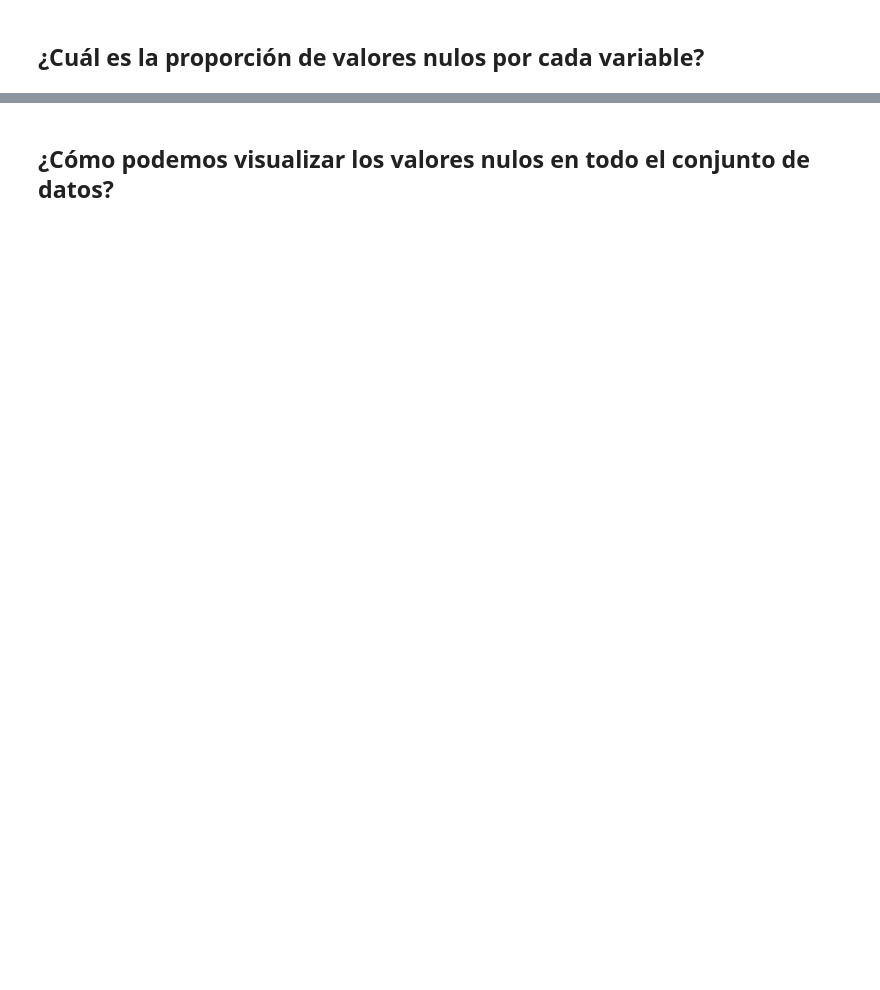
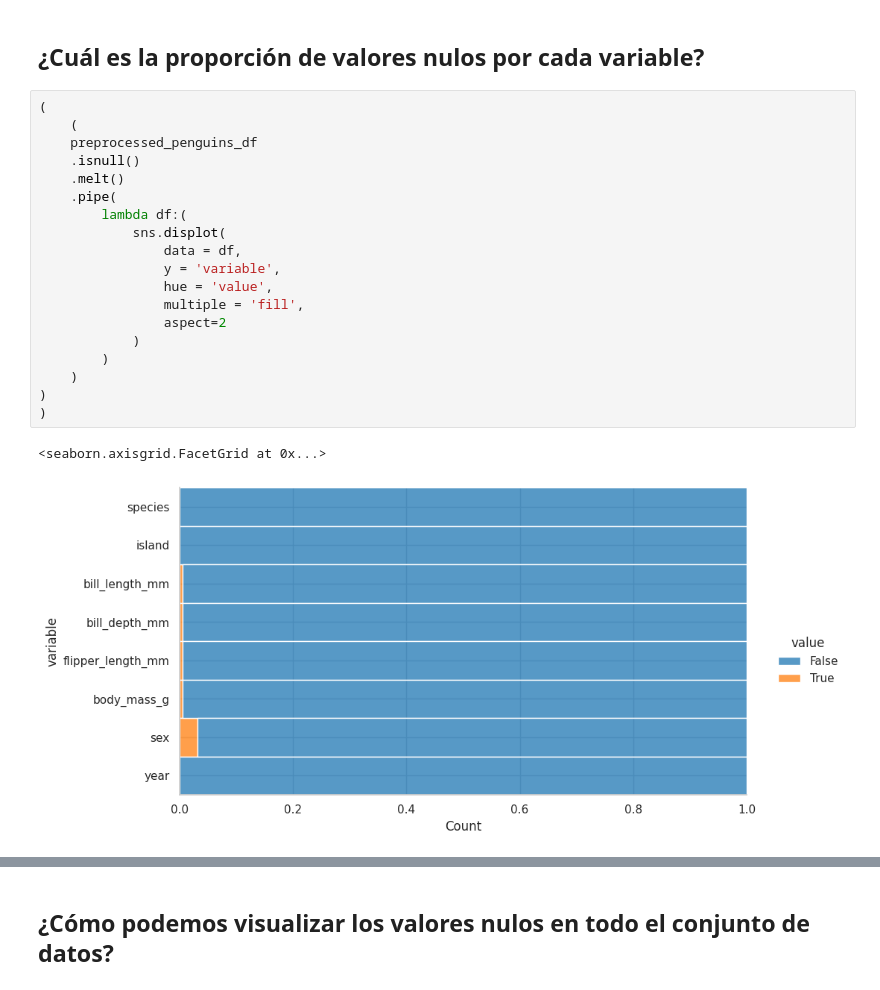
Before and after one commit to jariel17/curso-analisis-exploratorio-de-datos, a Jupyter notebook: 01-conociendo-nuestros-datos.ipynb, the cells around one changed output, grey strips where cells are left out. Cells and saved outputs as stored; diff of their text form; blank space fills up the shorter version.

Commit message:
Add more answers from the data

```diff
--- a/01-conociendo-nuestros-datos.ipynb
+++ b/01-conociendo-nuestros-datos.ipynb
@@ -139,2 +211,24 @@ df_processed.head()
 # %% [markdown]
 ## ¿Cuál es la proporción de valores nulos por cada variable?
+# %%
+(
+    (
+    preprocessed_penguins_df
+    .isnull()
+    .melt()
+    .pipe(
+        lambda df:(
+            sns.displot(
+                data = df,
+                y = 'variable',
+                hue = 'value',
+                multiple = 'fill',
+                aspect=2
+            )
+        )
+    )
+)
+)
+# %% [output]
+<seaborn.axisgrid.FacetGrid at 0x...>
+[figure, added]
```
Also changed, not shown: parts of 13 cells of this notebook.
